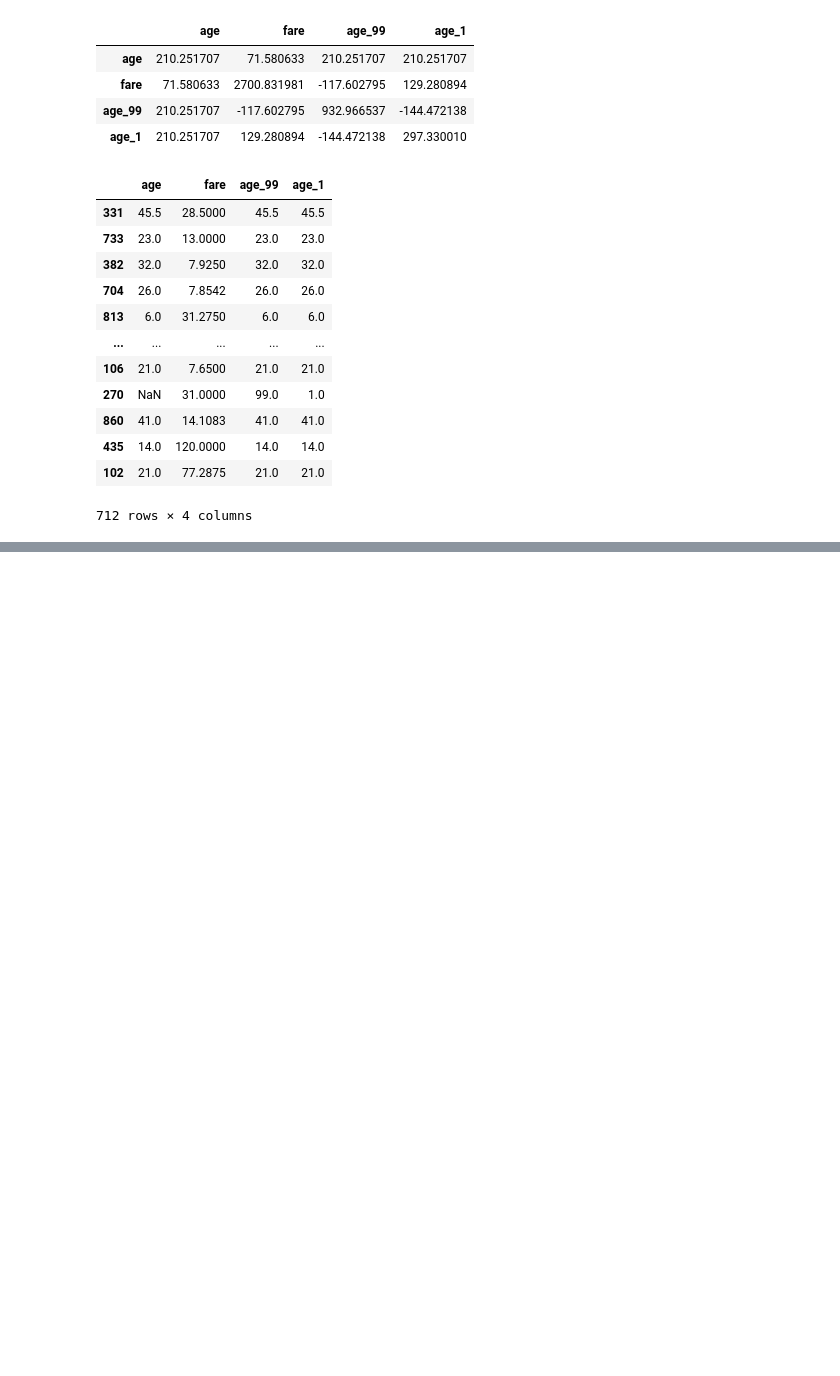
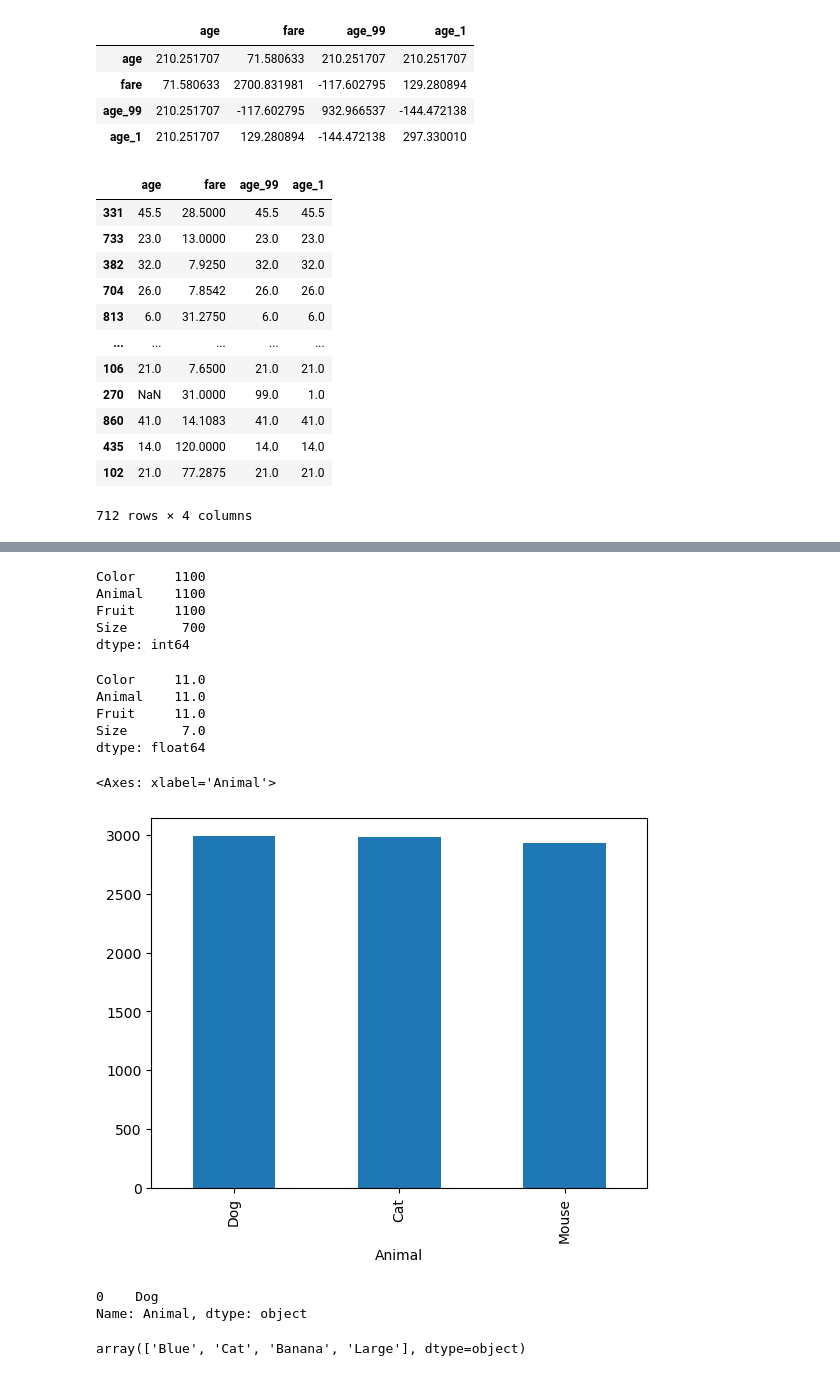
Before and after one commit to jatin-codes-sketch/feature-engineering-101, a Jupyter notebook: Feature Transformation/4.Handling missing data/Simple_imputer.ipynb, the cells around one changed output, grey strips where cells are left out. Cells and saved outputs as stored; diff of their text form; code cells hidden in the pictures; blank space fills up the shorter version.

Commit message:
handle the categorical data through mode with sklearn

```diff
--- a/Feature Transformation/4.Handling missing data/Simple_imputer.ipynb
+++ b/Feature Transformation/4.Handling missing data/Simple_imputer.ipynb
@@ -252,0 +271,3 @@ X_train
+# %%
+df=pd.read_csv(r"C:\Users\Lenovo\Downloads\categorical_dataset_with_missing.csv")
+df
@@ -252,0 +288,26 @@ X_train
+# %%
+df.isnull().sum()
+# %% [output]
+Color     1100
+Animal    1100
+Fruit     1100
+Size       700
+dtype: int64
+# %%
+df.isnull().mean()*100
+# %% [output]
+Color     11.0
+Animal    11.0
+Fruit     11.0
+Size       7.0
+dtype: float64
+# %%
+df['Animal'].value_counts().plot(kind='bar')
+# %% [output]
+<Axes: xlabel='Animal'>
+[figure, added]
+# %%
+df['Animal'].mode()
+# %% [output]
+0    Dog
+Name: Animal, dtype: object
@@ -252,0 +324,4 @@ X_train
+# %%
+imputer.statistics_
+# %% [output]
+array(['Blue', 'Cat', 'Banana', 'Large'], dtype=object)
```
Also changed, not shown: parts of 7 cells of this notebook.
